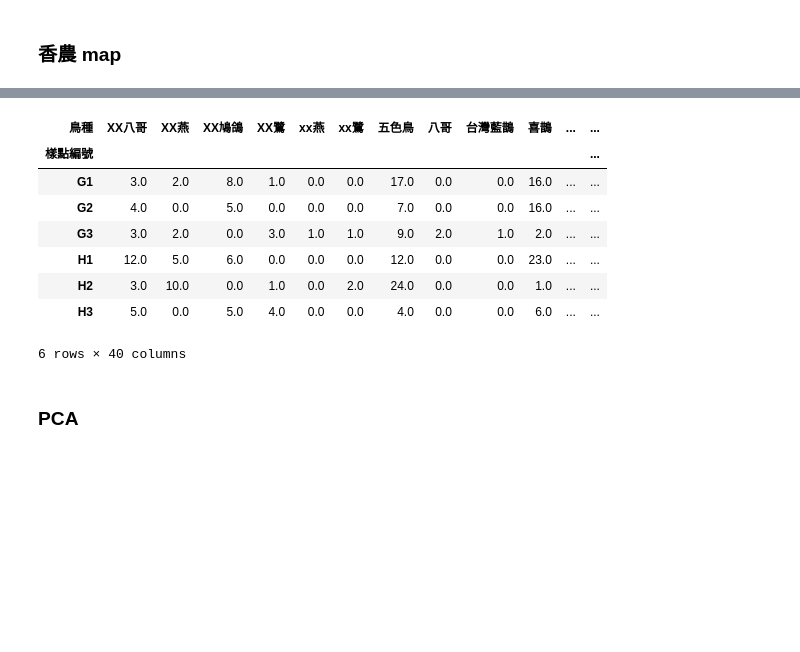
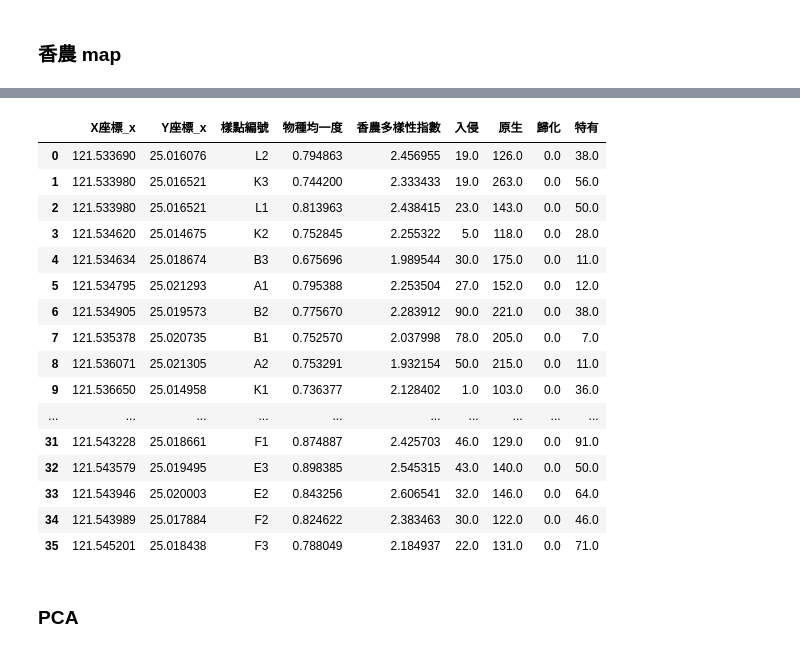
Before and after one commit to nebula0/Bird-survey, a Jupyter notebook: main.ipynb, the cells around one changed output, grey strips where cells are left out. Drawn from its saved outputs; the diff is of its cells as text; code cells hidden in the pictures; blank space fills up the shorter version.

```diff
--- a/main.ipynb
+++ b/main.ipynb
@@ -1223,19 +1309,54 @@ shannon_indices
 create_map9(df=shannon_indices, location='樣點編號', size='物種均一度', color='香農多樣性指數', lat='Y座標', long='X座標', output_filename='shannon_diversity.html')
 # %% [output]
 [interactive output not drawn]
-# %%
-df_grouped = df.groupby(['樣點編號', '鳥種'])['數量'].sum().unstack().fillna(0)
-df_grouped
-# %% [output]
-| 鳥種 | XX八哥 | XX燕 | XX鳩鴿 | XX鷺 | xx燕 | xx鷺 | 五色鳥 | 八哥 | 台灣藍鵲 | 喜鵲 | ... | ... |
-| 樣點編號 |  |  |  |  |  |  |  |  |  |  |  | ... |
-| G1 | 3.0 | 2.0 | 8.0 | 1.0 | 0.0 | 0.0 | 17.0 | 0.0 | 0.0 | 16.0 | ... | ... |
-| G2 | 4.0 | 0.0 | 5.0 | 0.0 | 0.0 | 0.0 | 7.0 | 0.0 | 0.0 | 16.0 | ... | ... |
-| G3 | 3.0 | 2.0 | 0.0 | 3.0 | 1.0 | 1.0 | 9.0 | 2.0 | 1.0 | 2.0 | ... | ... |
-| H1 | 12.0 | 5.0 | 6.0 | 0.0 | 0.0 | 0.0 | 12.0 | 0.0 | 0.0 | 23.0 | ... | ... |
-| H2 | 3.0 | 10.0 | 0.0 | 1.0 | 0.0 | 2.0 | 24.0 | 0.0 | 0.0 | 1.0 | ... | ... |
-| H3 | 5.0 | 0.0 | 5.0 | 4.0 | 0.0 | 0.0 | 4.0 | 0.0 | 0.0 | 6.0 | ... | ... |
-6 rows × 40 columns
+# %%
+sum_df = df.groupby(['X座標', 'Y座標', '樣點編號', '物種來源'])['數量'].sum().unstack(fill_value=0).reset_index()
+
+
+# Ensure all required columns are present
+for col in ['特有', '入侵', '原生', '歸化']:
+    if col not in sum_df:
+        sum_df[col] = 0
+
+
+merged_df = pd.merge(sum_df, shannon_indices, on='樣點編號')
+merged_df.to_csv('./data/bird_origin_pie_shannon.csv', index=False)
+
+merged_df_cleaned = merged_df[['X座標_x', 'Y座標_x', '樣點編號', '物種均一度', '香農多樣性指數', '入侵', '原生', '歸化', '特有']].copy()
+merged_df_cleaned = merged_df_cleaned.rename(columns={
+    'X座標_x': 'X',
+    'Y座標_x': 'Y',
+    '物種均一度': 'Shannon Diversity Index',
+    '香農多樣性指數': 'Shannon Diversity',
+    '入侵': 'Invasive',
+    '原生': 'Native',
+    '歸化': 'Naturalized',
+    '特有': 'Endemic',
+    '樣點編號': 'Location'
+
+    })
+    # 更多的列名映射...
+merged_df_cleaned.to_csv('./data/bird_origin_pie_shannon.csv', index=False)
+# %%
+merged_df_cleaned
+# %% [output]
+|  | X座標_x | Y座標_x | 樣點編號 | 物種均一度 | 香農多樣性指數 | 入侵 | 原生 | 歸化 | 特有 |
+| 0 | 121.533690 | 25.016076 | L2 | 0.794863 | 2.456955 | 19.0 | 126.0 | 0.0 | 38.0 |
+| 1 | 121.533980 | 25.016521 | K3 | 0.744200 | 2.333433 | 19.0 | 263.0 | 0.0 | 56.0 |
+| 2 | 121.533980 | 25.016521 | L1 | 0.813963 | 2.438415 | 23.0 | 143.0 | 0.0 | 50.0 |
+| 3 | 121.534620 | 25.014675 | K2 | 0.752845 | 2.255322 | 5.0 | 118.0 | 0.0 | 28.0 |
+| 4 | 121.534634 | 25.018674 | B3 | 0.675696 | 1.989544 | 30.0 | 175.0 | 0.0 | 11.0 |
+| 5 | 121.534795 | 25.021293 | A1 | 0.795388 | 2.253504 | 27.0 | 152.0 | 0.0 | 12.0 |
+| 6 | 121.534905 | 25.019573 | B2 | 0.775670 | 2.283912 | 90.0 | 221.0 | 0.0 | 38.0 |
+| 7 | 121.535378 | 25.020735 | B1 | 0.752570 | 2.037998 | 78.0 | 205.0 | 0.0 | 7.0 |
+| 8 | 121.536071 | 25.021305 | A2 | 0.753291 | 1.932154 | 50.0 | 215.0 | 0.0 | 11.0 |
+| 9 | 121.536650 | 25.014958 | K1 | 0.736377 | 2.128402 | 1.0 | 103.0 | 0.0 | 36.0 |
+| ... | ... | ... | ... | ... | ... | ... | ... | ... | ... |
+| 31 | 121.543228 | 25.018661 | F1 | 0.874887 | 2.425703 | 46.0 | 129.0 | 0.0 | 91.0 |
+| 32 | 121.543579 | 25.019495 | E3 | 0.898385 | 2.545315 | 43.0 | 140.0 | 0.0 | 50.0 |
+| 33 | 121.543946 | 25.020003 | E2 | 0.843256 | 2.606541 | 32.0 | 146.0 | 0.0 | 64.0 |
+| 34 | 121.543989 | 25.017884 | F2 | 0.824622 | 2.383463 | 30.0 | 122.0 | 0.0 | 46.0 |
+| 35 | 121.545201 | 25.018438 | F3 | 0.788049 | 2.184937 | 22.0 | 131.0 | 0.0 | 71.0 |
 # %% [markdown]
 ### PCA
 # %%
```
Also changed, not shown: parts of 6 cells of this notebook, 4 other files.
